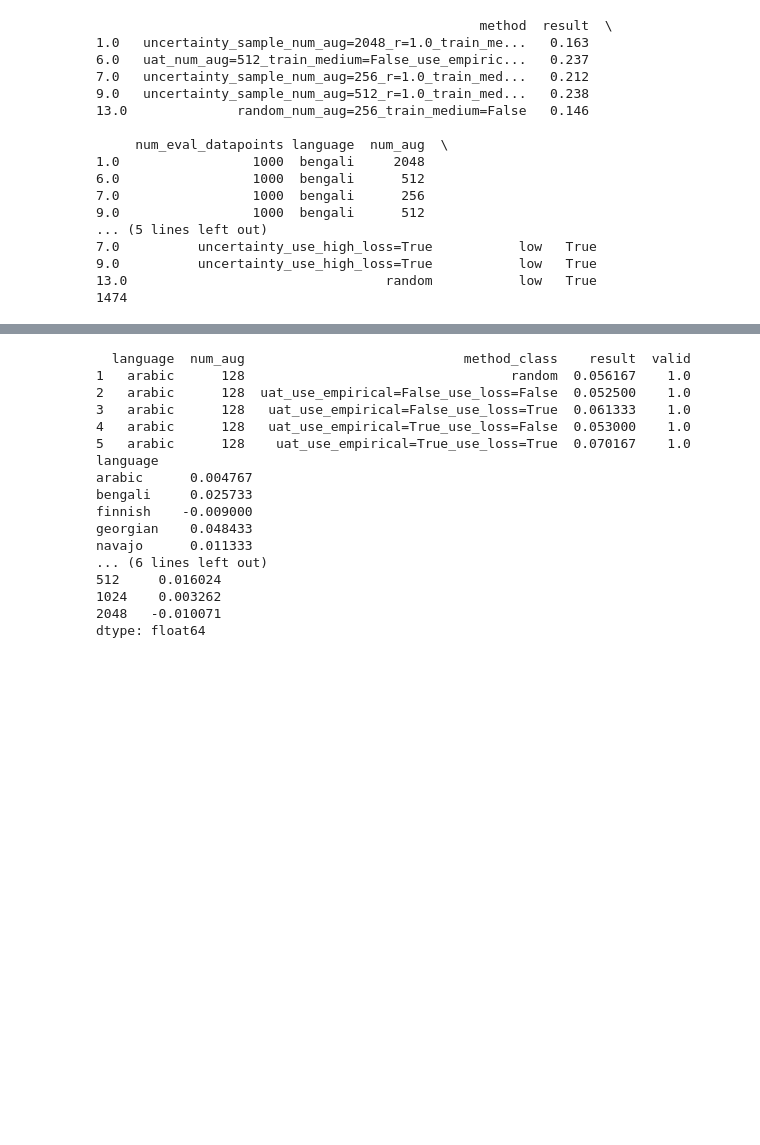
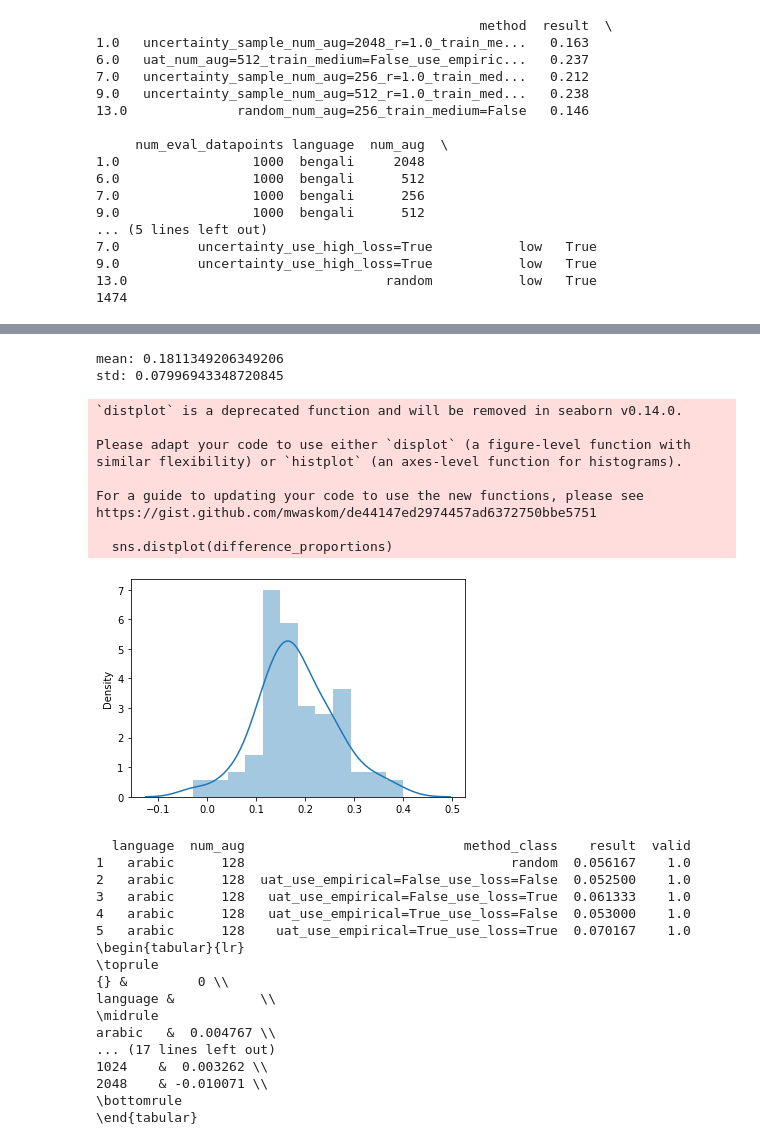
Before and after one commit to smfsamir/understanding-augmentation-morphology, a Jupyter notebook: regression.ipynb, the cells around one changed output, grey strips where cells are left out. Drawn from its saved outputs; the diff is of its cells as text; code cells hidden in the pictures; blank space fills up the shorter version.

```diff
--- a/regression.ipynb
+++ b/regression.ipynb
@@ -383,3 +202,31 @@ Name: method_class, dtype: float64
+# %%
+# get the difference between the win proportion of the uat_use_empirical=False_use_loss=True and random from the bootstrap samples
+UMT_loss_proportions = [bootstrap_samples[i]['uat_use_empirical=False_use_loss=True'] for i in range(100)]
+random_proportions = [(bootstrap_samples[i]['random'] if 'random' in bootstrap_samples[i] else 0) for i in range(100)]
+# get the difference between UMT_loss_proportions and random_proportions
+UMT_loss_proportions = np.array(UMT_loss_proportions)
+random_proportions = np.array(random_proportions)
+difference_proportions = UMT_loss_proportions - random_proportions
+# compute the mean and standard deviation of the difference_proportions
+print('mean:', np.mean(difference_proportions))
+print('std:', np.std(difference_proportions))
+
+# plot the difference_proportions using seaborn
+sns.distplot(difference_proportions)
+plt.show()
+# %% [output]
+mean: 0.1811349206349206
+std: 0.07996943348720845
+`distplot` is a deprecated function and will be removed in seaborn v0.14.0.
+
+Please adapt your code to use either `displot` (a figure-level function with
+similar flexibility) or `histplot` (an axes-level function for histograms).
+
+For a guide to updating your code to use the new functions, please see
+https://gist.github.com/mwaskom/de44147ed2974457ad6372750bbe5751
+
+  sns.distplot(difference_proportions)
+[figure, added]
 # %%
 # Then, average the difference over the languages and num_aug.
 # print('use the results_frame to get the difference in the average accuracy of method_class="uat_use_empirical=False_use_loss=True" and method_class="random" for each language and num_aug.')
@@ -393,9 +240,16 @@ print(results_frame_grouped.head())
 diff_frame = (results_frame_grouped).groupby(['language', 'num_aug']).apply(lambda x: x[x['method_class'] == 'uat_use_empirical=False_use_loss=True']['result'].values[0] - x[x['method_class'] == 'random']['result'].values[0])
 
 # group by language and print the average
-print(diff_frame.groupby('language').mean())
+language_group_mean = diff_frame.groupby('language').mean()
+num_aug_group_mean = diff_frame.groupby('num_aug').mean()
+# create a latex table of the language_group_mean and num_aug_group_mean.
+# You can use the following code to create the table:
+print(language_group_mean.to_latex())
+print(num_aug_group_mean.to_latex())
+
+
+
 # group by num_aug and print the average
-print(diff_frame.groupby('num_aug').mean())
 
 # use the three statements above, but perform the groupby on results_frame_grouped without num_aug=2048 rows
 
@@ -409,14 +263,14 @@ print(diff_frame.groupby('num_aug').mean())
 3   arabic      128   uat_use_empirical=False_use_loss=True  0.061333    1.0
 4   arabic      128   uat_use_empirical=True_use_loss=False  0.053000    1.0
 5   arabic      128    uat_use_empirical=True_use_loss=True  0.070167    1.0
-language
-arabic      0.004767
-bengali     0.025733
-finnish    -0.009000
-georgian    0.048433
-navajo      0.011333
-... (6 lines left out)
-512     0.016024
-1024    0.003262
-2048   -0.010071
-dtype: float64
+\begin{tabular}{lr}
+\toprule
+{} &         0 \\
+language &           \\
+\midrule
+arabic   &  0.004767 \\
+... (17 lines left out)
+1024    &  0.003262 \\
+2048    & -0.010071 \\
+\bottomrule
+\end{tabular}
```
Also changed, not shown: parts of 28 cells of this notebook.
